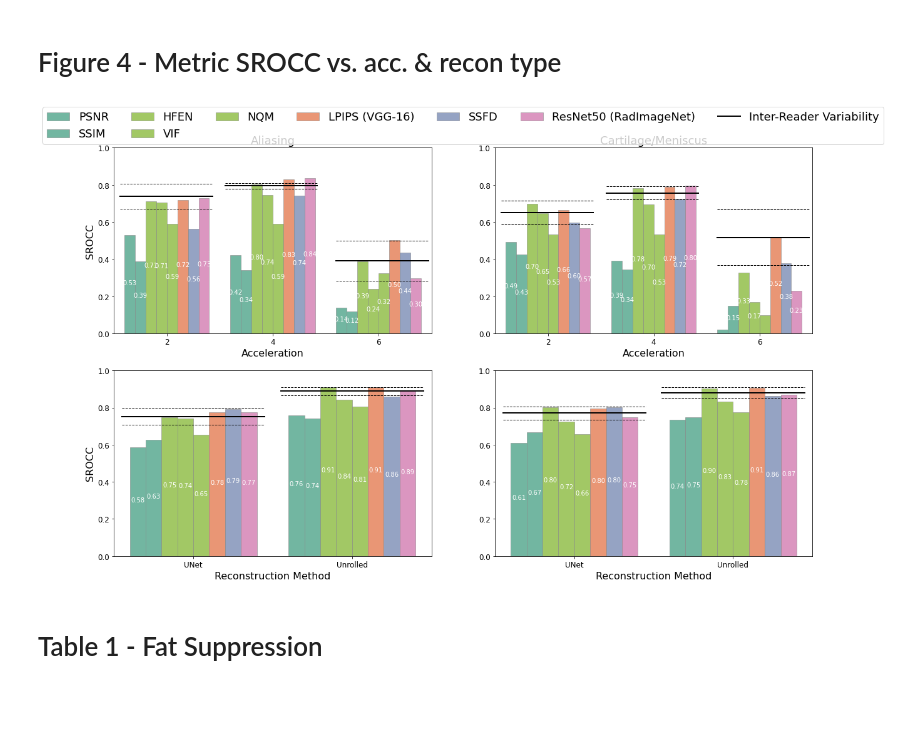
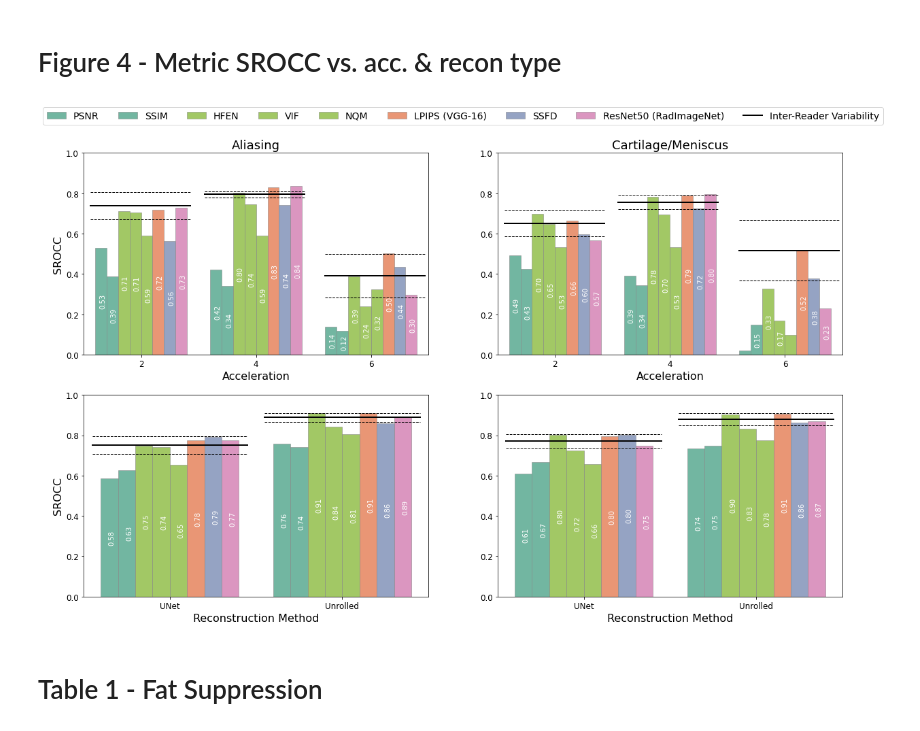
Before and after one commit to StanfordMIMI/deep-feature-mr-recon, a Jupyter notebook: ReaderStudy_vs_Metrics.ipynb, the cells around one changed output. Drawn from its saved outputs; the diff is of its cells as text; code cells hidden in the pictures; blank space fills up the shorter version.

```diff
--- a/ReaderStudy_vs_Metrics.ipynb
+++ b/ReaderStudy_vs_Metrics.ipynb
@@ -19,8 +19,8 @@ def compute_srocc(x, y):
 #### ENTER YOUR DATA PATHS HERE ####
 
 results_dir = 'results' # PATH TO YOUR RESULTS DIRECTORY (containing main_metrics.csv, etc.)
-reader_scores_path = '/Users/pmayankees/Documents/Stanford/RSL/Chaudhari_Lab/Perceptual_Loss/DFD_MR_Recon_Data/ReaderScores.csv' # PATH TO YOUR ReaderScores.csv
-fs_key_path = '/Users/pmayankees/Documents/Stanford/RSL/Chaudhari_Lab/Perceptual_Loss/DFD_MR_Recon_Data/FatSuppression_key.csv' # PATH TO YOUR FatSuppression_key.csv
+reader_scores_path = 'data/ReaderScores.csv' # PATH TO YOUR ReaderScores.csv
+fs_key_path = 'data/FatSuppression_key.csv' # PATH TO YOUR FatSuppression_key.csv
 
 
 ####
@@ -318,14 +318,21 @@ for metric in core_metrics:
 acc_df = pd.DataFrame(acc_data)
 model_df = pd.DataFrame(model_data)
 # %%
-def show_values(axs, space=.01):
+def show_values(axs, orient="v", space=.01, fontsize=10):
     def _single(ax):
-        for p in ax.patches:
-            _x = p.get_x() + p.get_width() / 2
-            _y = p.get_y() + p.get_height() - (p.get_height()*0.5)
-            value = '{:.2f}'.format(p.get_height())
-            if float(value) > 0.1:
-                ax.text(_x, _y, value, ha="center",color="white")
+        if orient == "v":
+            for p in ax.patches:
+                _x = p.get_x() + p.get_width() / 2 + 0.015
+                _y = p.get_y() + p.get_height() - (p.get_height() * 0.5) - 0.03
+                value = '{:.2f}'.format(p.get_height())
+                if float(value) > 0.1:
+                    ax.text(_x, _y, value, ha="center", color="white", fontsize=fontsize, rotation=90)
+        elif orient == "h":
+            for p in ax.patches:
+                _x = p.get_x() + p.get_width() + float(space)
+                _y = p.get_y() + p.get_height() - (p.get_height() * 0.8)
+                value = '{:.1f}'.format(p.get_width())
+                ax.text(_x, _y, value, ha="left", fontsize=fontsize, rotation=90)
 
     if isinstance(axs, np.ndarray):
         for idx, ax in np.ndenumerate(axs):
@@ -396,35 +403,35 @@ for i,score in enumerate(scores):
     else:
         axes[1, i].set_ylabel('', fontsize=1)
     axes[1, i].tick_params(labelsize=12)
     axes[1,i].set_ylim(0,1.0)
 
     # Calculate mean and standard deviation for IRV
     for pos, method in zip([0.025,0.525],['UNet','Unrolled']):
         temp_rs_df = rs_df[rs_df['Method']==method]
         rs_irv_df = generate_irv_df(temp_rs_df)
         temp_rs_irv_df = rs_irv_df[(rs_irv_df['metric'] == score)]
         mean_irv = temp_rs_irv_df['srocc'].mean()
         std_irv = temp_rs_irv_df['srocc'].std()
 
         start_pos = pos
         end_pos = pos+0.45
         # Plot the mean and standard deviation lines
         axes[1,i].axhline(mean_irv, start_pos, end_pos, color='black', linestyle='-', linewidth=2)  # Mean line
         axes[1,i].axhline(mean_irv - std_irv, start_pos, end_pos, color='black', linestyle='--', linewidth=1)  # Lower std dev
         axes[1,i].axhline(mean_irv + std_irv, start_pos, end_pos, color='black', linestyle='--', linewidth=1)  # Upper std dev
 
 
 # Remove the legends from individual plots
 for ax in axes.flat:
     ax.get_legend().remove()
 
 # Create the legend outside of the subplots at the top
 irv_handle = mlines.Line2D([], [], color='black', marker='_', markersize=15, label='IRV', linestyle='-', linewidth=2)
 handles.append(irv_handle)
 labels.append('Inter-Reader Variability')
-legend = plt.legend(handles, labels, loc='upper center', bbox_to_anchor=(-0.1, 2.45), ncol=7,fontsize=18)
+legend = plt.legend(handles, labels, loc='upper center', bbox_to_anchor=(-0.1, 2.45), ncol=9,fontsize=14)
 # %% [output]
-[figure, old version]
+[figure, new version]
 # %% [markdown]
 # Table 1 -  Fat Suppression
 # %%
```
